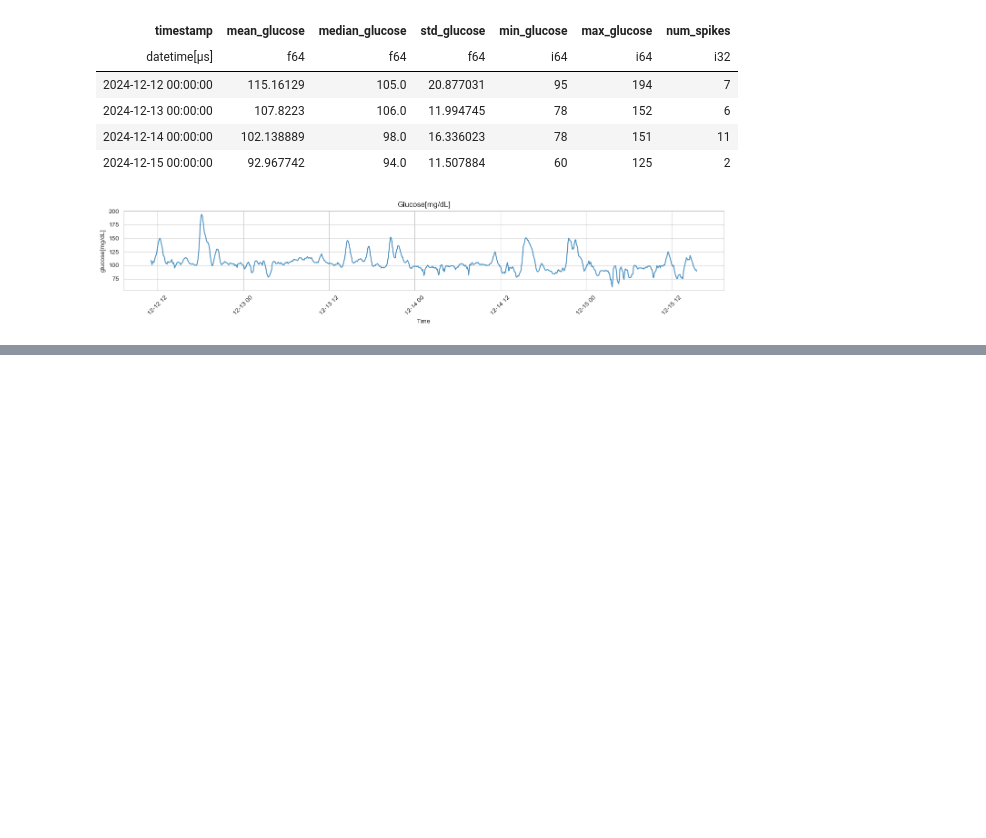
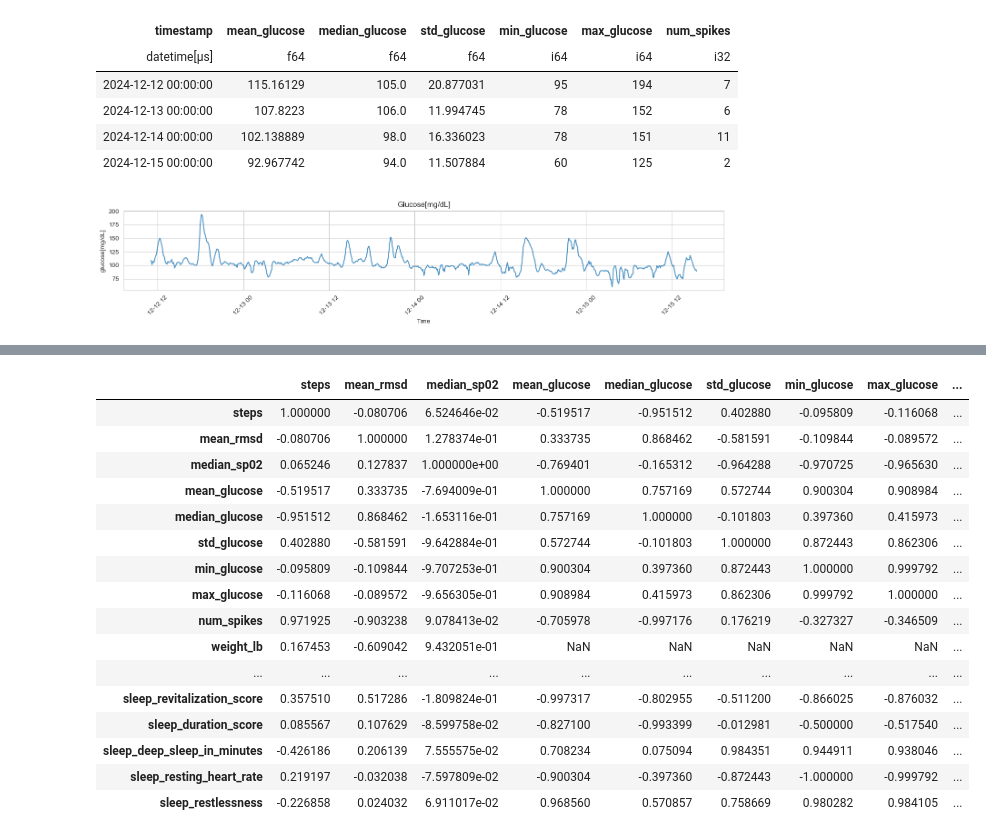
Before and after one commit to roman91DE/fitbitData, a Jupyter notebook: src/main.ipynb, the cells around one changed output, grey strips where cells are left out. Saved outputs shown, nothing was run; the diff lists cells and outputs as text; code cells hidden in the pictures; blank space fills up the shorter version.

```diff
--- a/src/main.ipynb
+++ b/src/main.ipynb
@@ -480,0 +464,21 @@ High negative Correlation: -0.9802823678073805
+# %%
+df_corr = df.drop("date").to_pandas().corr()
+df_corr
+# %% [output]
+|  | steps | mean_rmsd | median_sp02 | mean_glucose | median_glucose | std_glucose | min_glucose | max_glucose | ... |
+| steps | 1.000000 | -0.080706 | 6.524646e-02 | -0.519517 | -0.951512 | 0.402880 | -0.095809 | -0.116068 | ... |
+| mean_rmsd | -0.080706 | 1.000000 | 1.278374e-01 | 0.333735 | 0.868462 | -0.581591 | -0.109844 | -0.089572 | ... |
+| median_sp02 | 0.065246 | 0.127837 | 1.000000e+00 | -0.769401 | -0.165312 | -0.964288 | -0.970725 | -0.965630 | ... |
+| mean_glucose | -0.519517 | 0.333735 | -7.694009e-01 | 1.000000 | 0.757169 | 0.572744 | 0.900304 | 0.908984 | ... |
+| median_glucose | -0.951512 | 0.868462 | -1.653116e-01 | 0.757169 | 1.000000 | -0.101803 | 0.397360 | 0.415973 | ... |
+| std_glucose | 0.402880 | -0.581591 | -9.642884e-01 | 0.572744 | -0.101803 | 1.000000 | 0.872443 | 0.862306 | ... |
+| min_glucose | -0.095809 | -0.109844 | -9.707253e-01 | 0.900304 | 0.397360 | 0.872443 | 1.000000 | 0.999792 | ... |
+| max_glucose | -0.116068 | -0.089572 | -9.656305e-01 | 0.908984 | 0.415973 | 0.862306 | 0.999792 | 1.000000 | ... |
+| num_spikes | 0.971925 | -0.903238 | 9.078413e-02 | -0.705978 | -0.997176 | 0.176219 | -0.327327 | -0.346509 | ... |
+| weight_lb | 0.167453 | -0.609042 | 9.432051e-01 | NaN | NaN | NaN | NaN | NaN | ... |
+| ... | ... | ... | ... | ... | ... | ... | ... | ... | ... |
+| sleep_revitalization_score | 0.357510 | 0.517286 | -1.809824e-01 | -0.997317 | -0.802955 | -0.511200 | -0.866025 | -0.876032 | ... |
+| sleep_duration_score | 0.085567 | 0.107629 | -8.599758e-02 | -0.827100 | -0.993399 | -0.012981 | -0.500000 | -0.517540 | ... |
+| sleep_deep_sleep_in_minutes | -0.426186 | 0.206139 | 7.555575e-02 | 0.708234 | 0.075094 | 0.984351 | 0.944911 | 0.938046 | ... |
+| sleep_resting_heart_rate | 0.219197 | -0.032038 | -7.597809e-02 | -0.900304 | -0.397360 | -0.872443 | -1.000000 | -0.999792 | ... |
+| sleep_restlessness | -0.226858 | 0.024032 | 6.911017e-02 | 0.968560 | 0.570857 | 0.758669 | 0.980282 | 0.984105 | ... |
```
Also changed, not shown: parts of 9 cells of this notebook.
